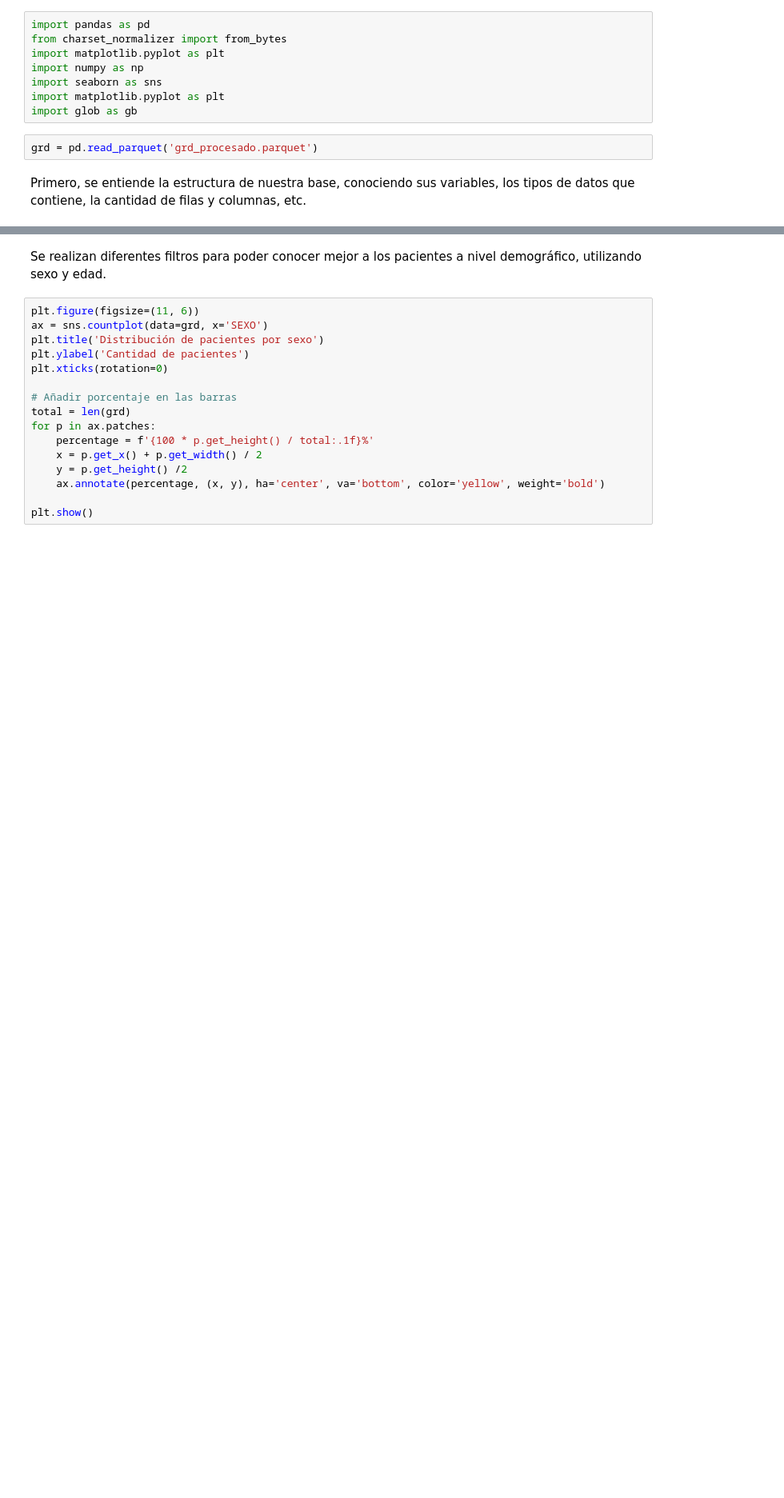
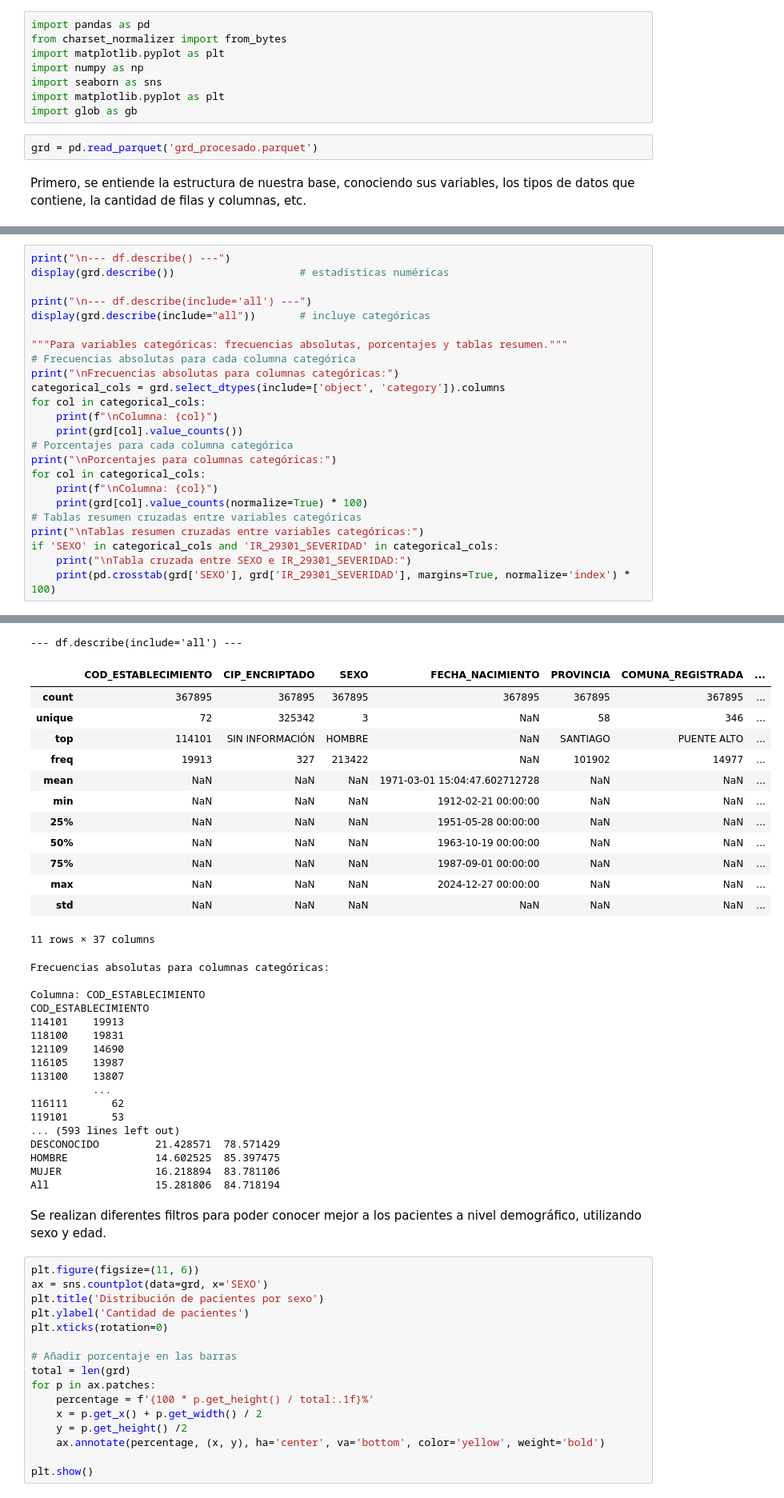
Before and after one commit to IgnaciaCG/Analisis-de-datos, a Jupyter notebook: analisis_grd.ipynb, the cells around one changed output, grey strips where cells are left out. Shown at 80% size. Drawn from its saved outputs; the diff is of its cells as text; blank space fills up the shorter version.

```diff
--- a/analisis_grd.ipynb
+++ b/analisis_grd.ipynb
@@ -111,0 +84,25 @@ memory usage: 177.9+ MB
+# %%
+print("\n--- df.describe() ---")
+display(grd.describe())                    # estadísticas numéricas
+
+print("\n--- df.describe(include='all') ---")
+display(grd.describe(include="all"))       # incluye categóricas
+
+"""Para variables categóricas: frecuencias absolutas, porcentajes y tablas resumen."""
+# Frecuencias absolutas para cada columna categórica
+print("\nFrecuencias absolutas para columnas categóricas:")
+categorical_cols = grd.select_dtypes(include=['object', 'category']).columns
+for col in categorical_cols:
+    print(f"\nColumna: {col}")
+    print(grd[col].value_counts())
+# Porcentajes para cada columna categórica
+print("\nPorcentajes para columnas categóricas:")
+for col in categorical_cols:
+    print(f"\nColumna: {col}")
+    print(grd[col].value_counts(normalize=True) * 100)
+# Tablas resumen cruzadas entre variables categóricas
+print("\nTablas resumen cruzadas entre variables categóricas:")
+if 'SEXO' in categorical_cols and 'IR_29301_SEVERIDAD' in categorical_cols:
+    print("\nTabla cruzada entre SEXO e IR_29301_SEVERIDAD:")
+    print(pd.crosstab(grd['SEXO'], grd['IR_29301_SEVERIDAD'], margins=True, normalize='index') * 100)
+# %% [output]
@@ -112,3 +119,34 @@ memory usage: 177.9+ MB
+--- df.describe(include='all') ---
+|  | COD_ESTABLECIMIENTO | CIP_ENCRIPTADO | SEXO | FECHA_NACIMIENTO | PROVINCIA | COMUNA_REGISTRADA | ... |
+| count | 367895 | 367895 | 367895 | 367895 | 367895 | 367895 | ... |
+| unique | 72 | 325342 | 3 | NaN | 58 | 346 | ... |
+| top | 114101 | SIN INFORMACIÓN | HOMBRE | NaN | SANTIAGO | PUENTE ALTO | ... |
+| freq | 19913 | 327 | 213422 | NaN | 101902 | 14977 | ... |
+| mean | NaN | NaN | NaN | 1971-03-01 15:04:47.602712728 | NaN | NaN | ... |
+| min | NaN | NaN | NaN | 1912-02-21 00:00:00 | NaN | NaN | ... |
+| 25% | NaN | NaN | NaN | 1951-05-28 00:00:00 | NaN | NaN | ... |
+| 50% | NaN | NaN | NaN | 1963-10-19 00:00:00 | NaN | NaN | ... |
+| 75% | NaN | NaN | NaN | 1987-09-01 00:00:00 | NaN | NaN | ... |
+| max | NaN | NaN | NaN | 2024-12-27 00:00:00 | NaN | NaN | ... |
+| std | NaN | NaN | NaN | NaN | NaN | NaN | ... |
+11 rows × 37 columns
+Frecuencias absolutas para columnas categóricas:
+
+Columna: COD_ESTABLECIMIENTO
+COD_ESTABLECIMIENTO
+114101    19913
+118100    19831
+121109    14690
+116105    13987
+113100    13807
+          ...
+116111       62
+119101       53
+... (593 lines left out)
+DESCONOCIDO         21.428571  78.571429
+HOMBRE              14.602525  85.397475
+MUJER               16.218894  83.781106
+All                 15.281806  84.718194
 # %% [markdown]
 Se realizan diferentes filtros para poder conocer mejor a los pacientes a nivel demográfico, utilizando sexo y edad.
 # %%
```
Also changed, not shown: parts of 19 cells of this notebook.
